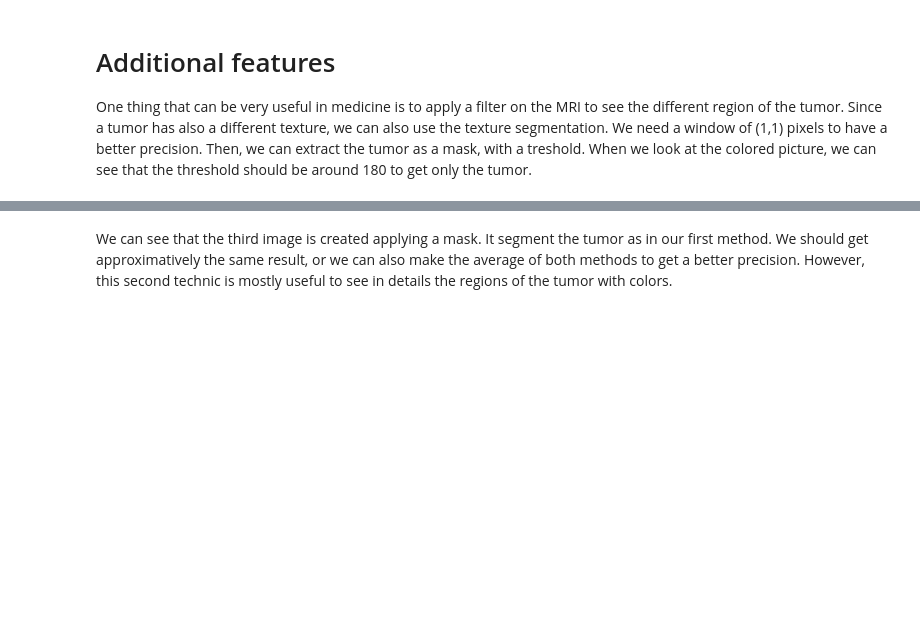
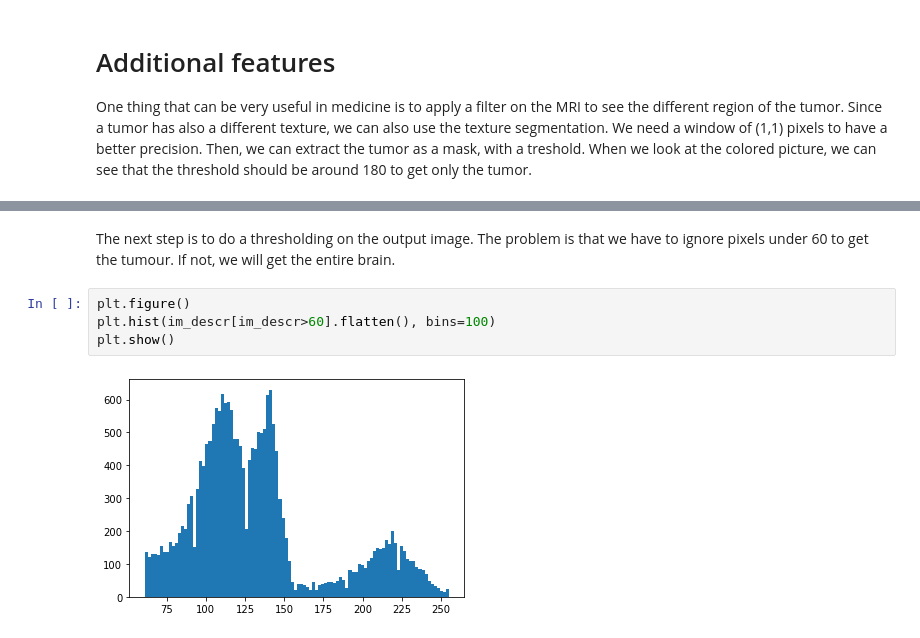
Before and after one commit to AstridSoumoy/INFO-H500-Module3, a Jupyter notebook: Tumour_Segmentation.ipynb, the cells around one changed output, grey strips where cells are left out. Saved outputs shown, nothing was run; the diff lists cells and outputs as text; blank space fills up the shorter version.

```diff
--- a/Tumour_Segmentation.ipynb
+++ b/Tumour_Segmentation.ipynb
@@ -141,2 +136,8 @@ plt.show()
-# %% [markdown]
-We can see that the third image is created applying a mask. It segment the tumor as in our first method. We should get approximatively the same result, or we can also make the average of both methods to get a better precision. However, this second technic is mostly useful to see in details the regions of the tumor with colors.
+# %% [markdown]
+The next step is to do a thresholding on the output image. The problem is that we have to ignore pixels under 60 to get the tumour. If not, we will get the entire brain.
+# %%
+plt.figure()
+plt.hist(im_descr[im_descr>60].flatten(), bins=100)
+plt.show()
+# %% [output]
+[figure, added]
```
Also changed, not shown: parts of 5 cells of this notebook.
